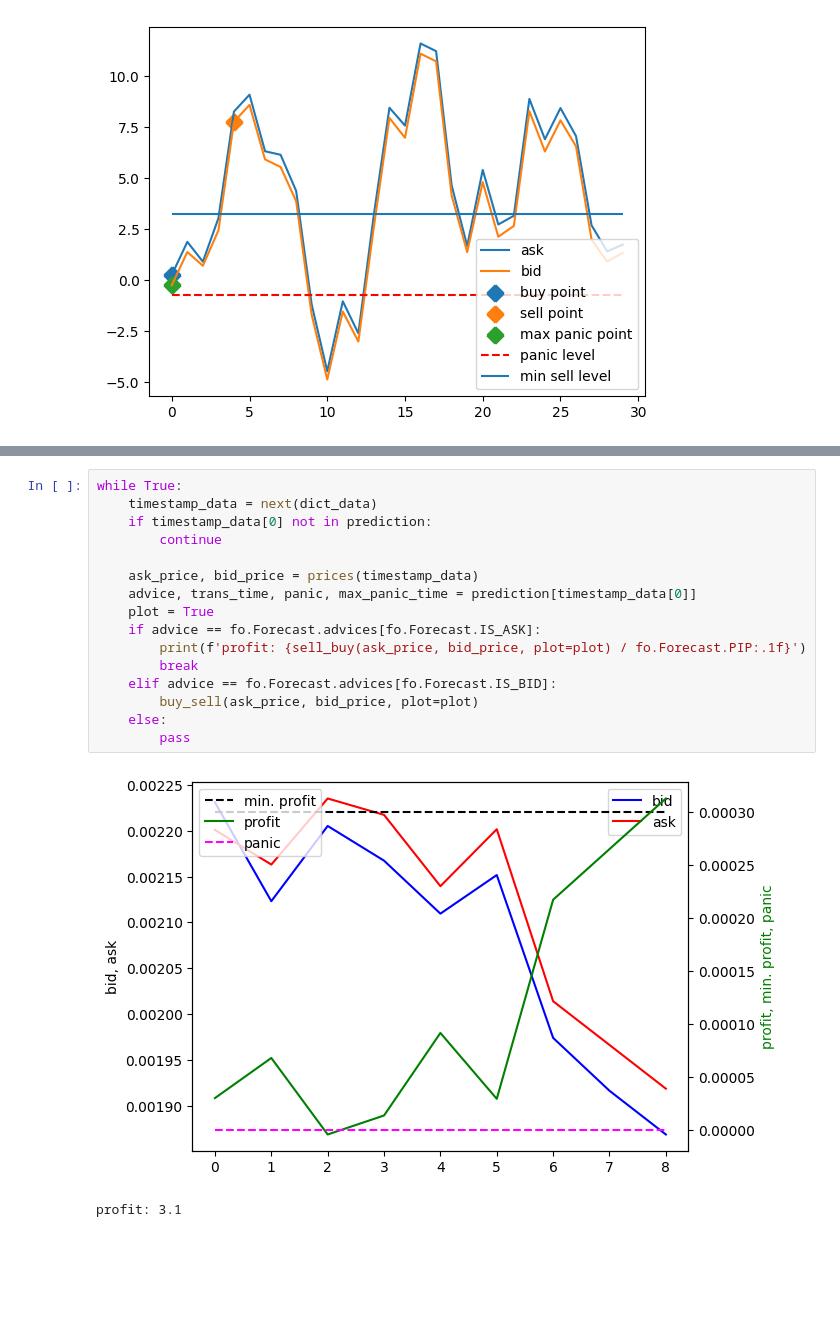
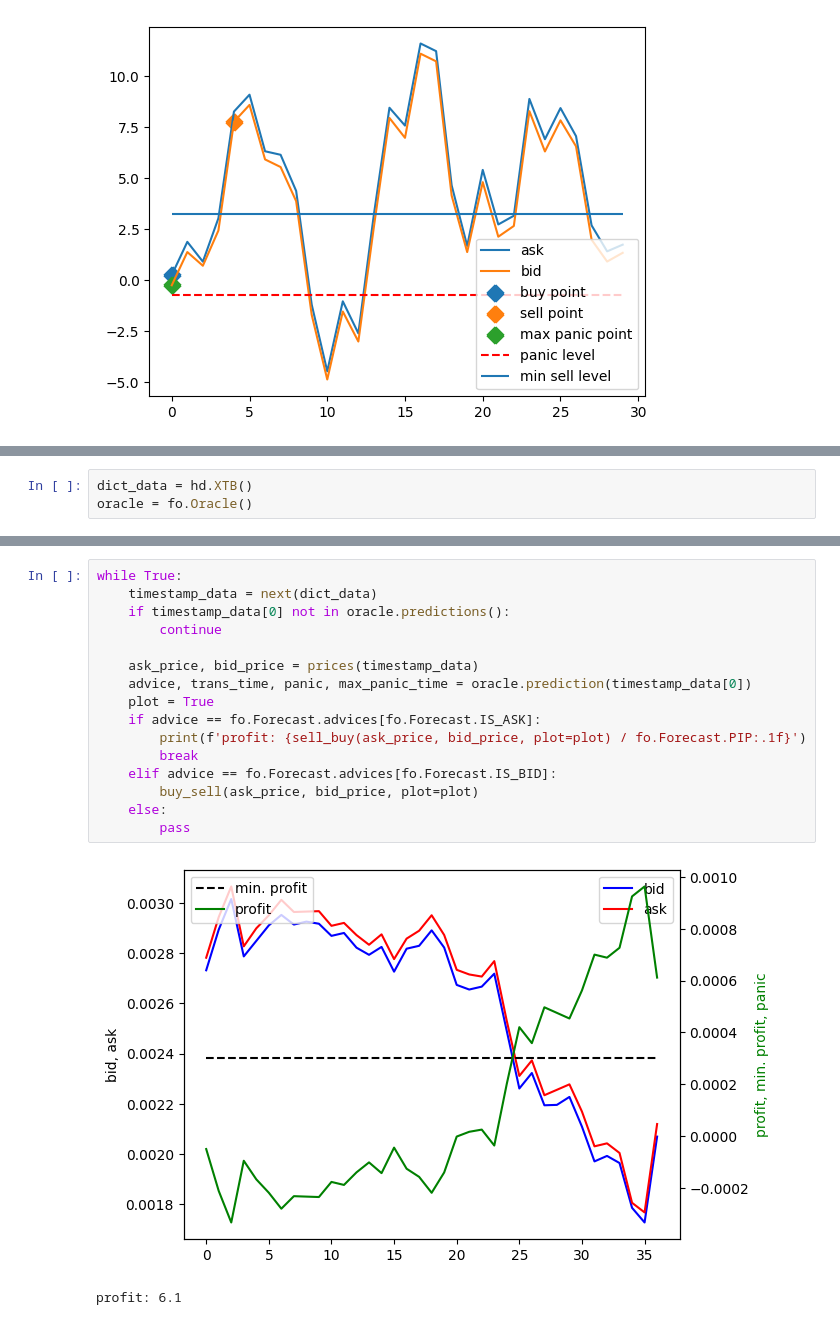
Before and after one commit to stefanzarembinski/szx81, a Jupyter notebook: src/forecast.ipynb, the cells around one changed output, grey strips where cells are left out. Saved outputs shown, nothing was run; the diff lists cells and outputs as text; blank space fills up the shorter version.

```diff
--- a/src/forecast.ipynb
+++ b/src/forecast.ipynb
@@ -58,3 +52,6 @@ len(none): 251367 (37%)
+# %%
+dict_data = hd.XTB()
+oracle = fo.Oracle()
 # %%
 def prices(data):
     #
@@ -128,19 +132,19 @@ def buy_sell(ask_price, bid_price, plot=False):
 # %%
 while True:
     timestamp_data = next(dict_data)
-    if timestamp_data[0] not in prediction:
+    if timestamp_data[0] not in oracle.predictions():
         continue
 
     ask_price, bid_price = prices(timestamp_data)
-    advice, trans_time, panic, max_panic_time = prediction[timestamp_data[0]]
+    advice, trans_time, panic, max_panic_time = oracle.prediction(timestamp_data[0])
     plot = True
     if advice == fo.Forecast.advices[fo.Forecast.IS_ASK]:
         print(f'profit: {sell_buy(ask_price, bid_price, plot=plot) / fo.Forecast.PIP:.1f}')
         break
     elif advice == fo.Forecast.advices[fo.Forecast.IS_BID]:
         buy_sell(ask_price, bid_price, plot=plot)
     else:
         pass
 # %% [output]
-[figure, old version]
+[figure, new version]
-profit: 3.1
+profit: 6.1
```
Also changed, not shown: parts of 5 cells of this notebook, 3 other files.
